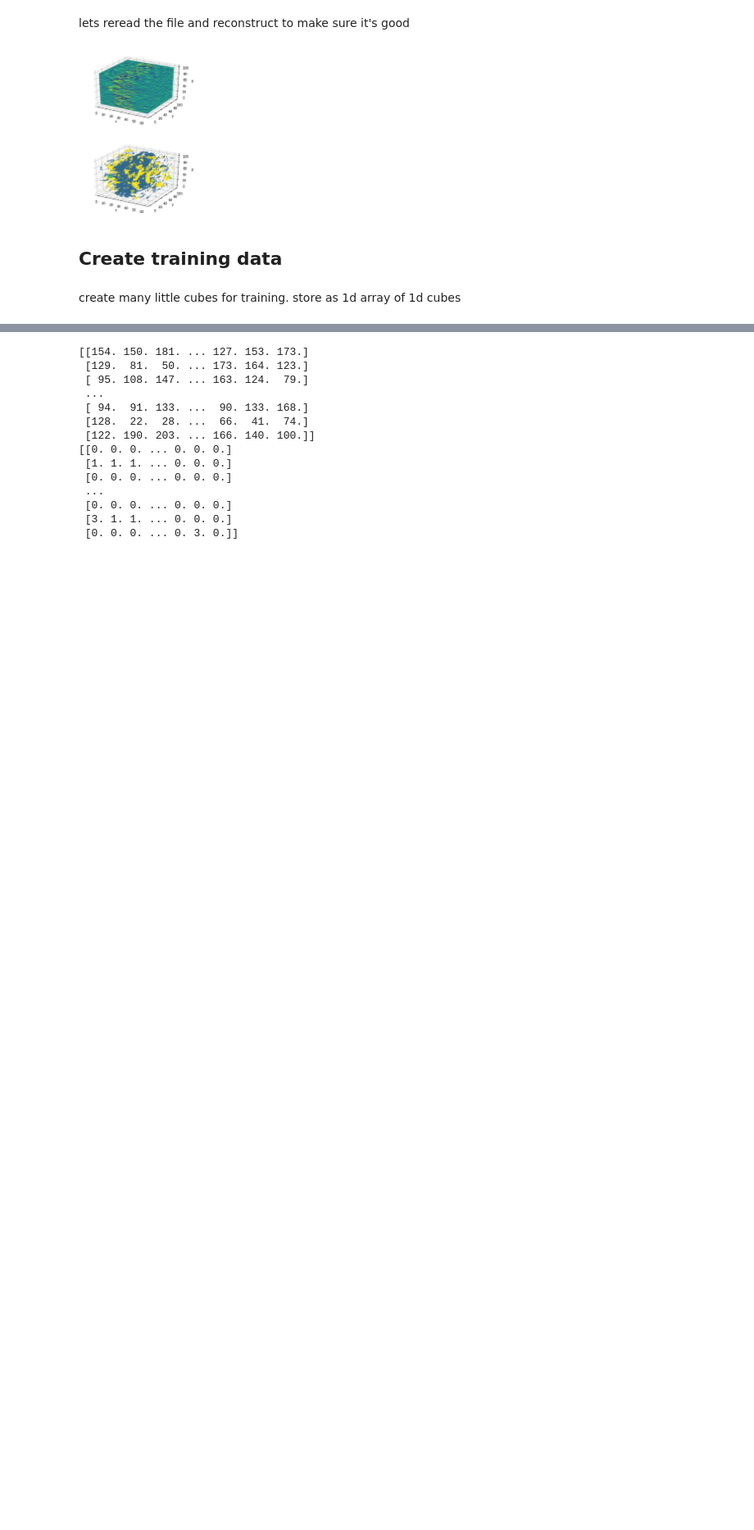
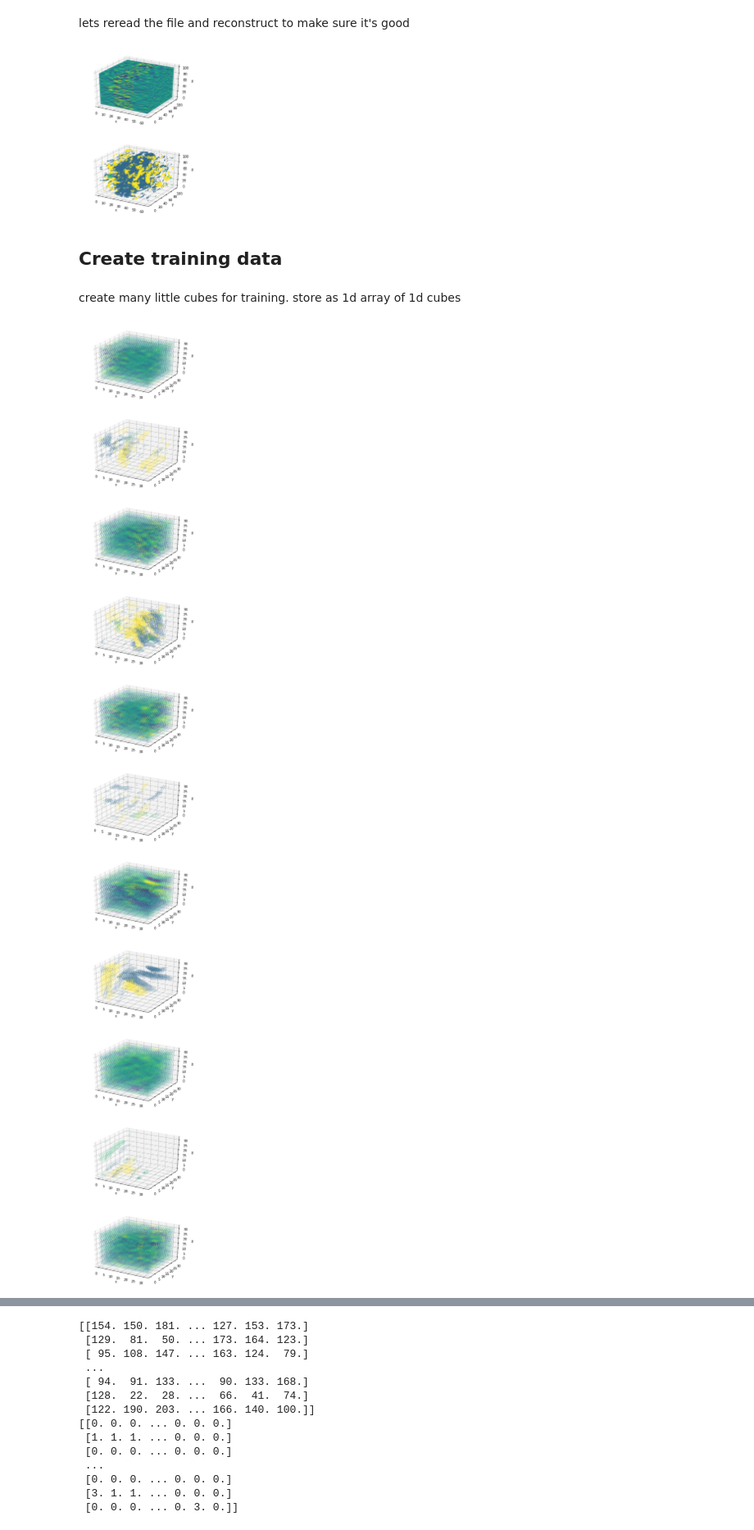
Before and after one commit to yee379/uresnet-tomo-seg, a Jupyter notebook: tomo-convert.ipynb, the cells around one changed output, grey strips where cells are left out. Shown at 82% size. Saved outputs shown, nothing was run; the diff lists cells and outputs as text; code cells hidden in the pictures; blank space fills up the shorter version.

```diff
--- a/tomo-convert.ipynb
+++ b/tomo-convert.ipynb
@@ -154,25 +154,35 @@ def generate_training_data( tomo, onehot, dimensions, size=64, iterations=100000
         return (dx,dx+size), (dy,dy+size), (dz,dz+size)
 
     for i in range(iterations):
-
         dx,dy,dz = get_random(size=32)
         # print("%s: %s, %s, %s" % (i,dx,dy,dz) )
-
-        a = crop( tomo['raw'], x=dx, y=dy, z=dz, astype='uint8')
-        b = crop( onehot, x=dx, y=dy, z=dz, astype='uint8')
-        yield i, a.reshape( (1,a.size) )[0], b.reshape( (1,b.size) )[0]
+        yield i, crop( tomo['raw'], x=dx, y=dy, z=dz, astype='uint8'), crop( onehot, x=dx, y=dy, z=dz, astype='uint8')
 # %%
-def write_training_data( filepath, tomo, onehot, dimensions, size=64, iterations=100, seed=200 ):
+def write_training_data( filepath, tomo, onehot, dimensions, size=64, iterations=100, seed=200, display=False ):
     shape = (iterations, size**3)
-    print( 'shape: %s' % (shape,))
+#    print( 'shape: %s' % (shape,))
     with h5py.File( filepath, 'w' ) as f:
         raw = f.create_dataset('raw', shape)
         one = f.create_dataset('onehot', shape)
         # get some cubes!
         for i, r,o in generate_training_data( tomo, onehot, dimensions, size=size, iterations=iterations, seed=seed ):
 #             print("i=%s\n  r %s: %s\n  o %s: %s" % (i,r.shape,r,o.shape,o))
-            raw[i] = r
-            one[i] = o
+            raw[i] = r.reshape( (1,r.size) )[0]
+            one[i] = o.reshape( (1,o.size) )[0]
+            if show:
+                show( r )
+                show( o )
 # %%
-write_training_data( 'mut05-training.hdf', tomo, onehot, dimensions, size=32, iterations=10 )
+write_training_data( 'mut05-training.hdf', tomo, onehot, dimensions, size=32, iterations=10, display=True )
 # %% [output]
+[figure, added]
+[figure, added]
+[figure, added]
+[figure, added]
+[figure, added]
+[figure, added]
+[figure, added]
+[figure, added]
+[figure, added]
+[figure, added]
+[figure, added]
```
Also changed, not shown: parts of 2 cells of this notebook.
